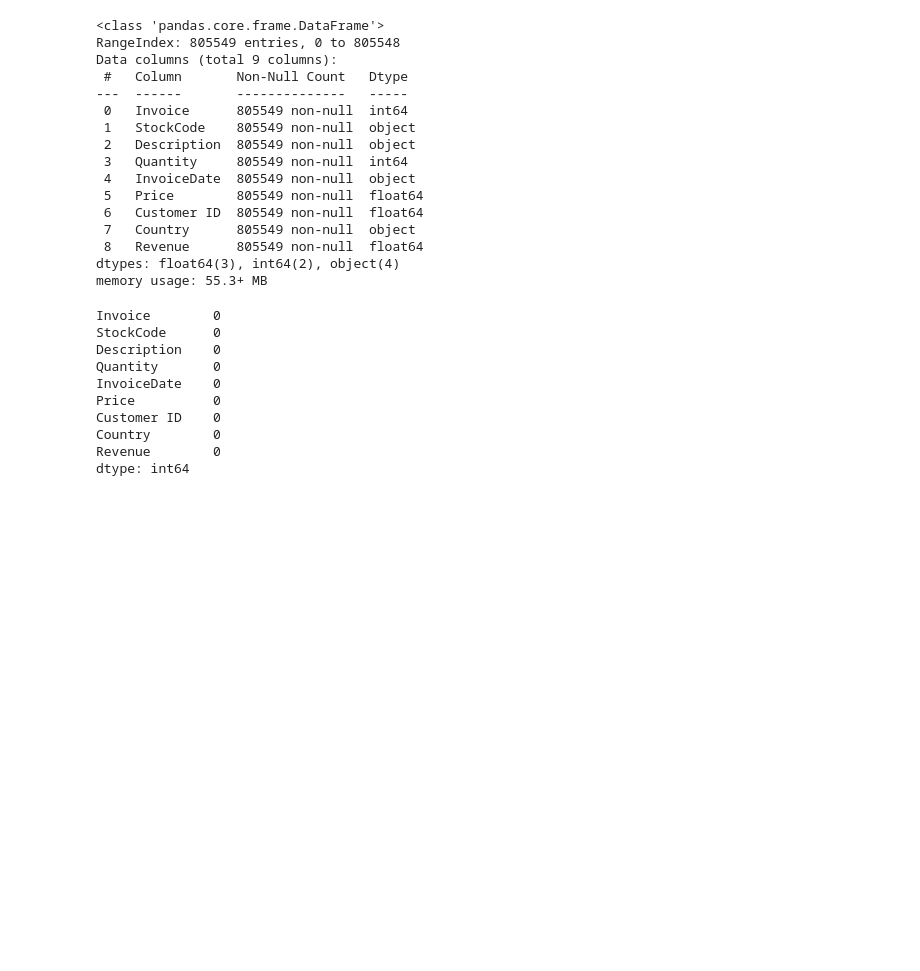
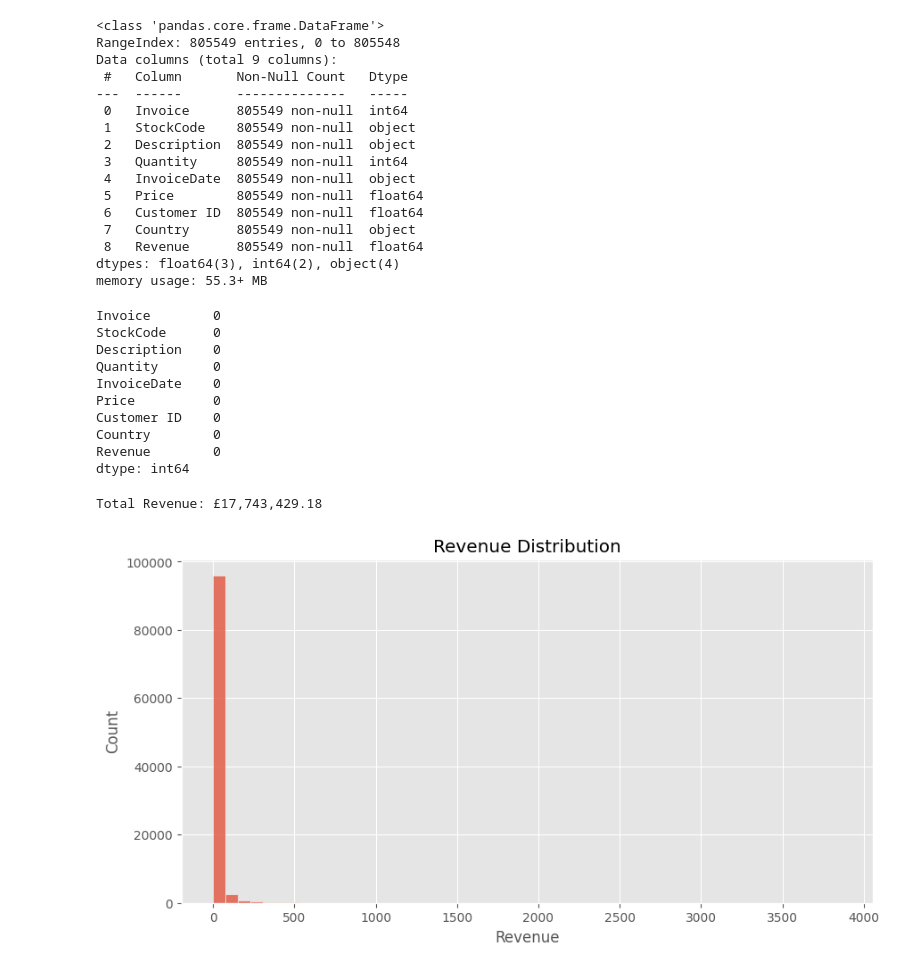
Before and after one commit to shrishraddha214/NeuralRetail-Analytics-Platform, a Jupyter notebook: notebooks/00_EDA.ipynb, the cells around one changed output. Drawn from its saved outputs; the diff is of its cells as text; code cells hidden in the pictures; blank space fills up the shorter version.

```diff
--- a/notebooks/00_EDA.ipynb
+++ b/notebooks/00_EDA.ipynb
@@ -56,3 +56,29 @@ Revenue        0
 dtype: int64
 # %%
 df["InvoiceDate"] = pd.to_datetime(df["InvoiceDate"])
+# %%
+total_revenue = df["Revenue"].sum()
+
+print(
+    f"Total Revenue: £{total_revenue:,.2f}"
+)
+# %% [output]
+Total Revenue: £17,743,429.18
+# %%
+sample_df = df.sample(
+    n=min(100000, len(df)),
+    random_state=42
+)
+
+plt.figure(figsize=(10,5))
+
+sns.histplot(
+    sample_df["Revenue"],
+    bins=50
+)
+
+plt.title("Revenue Distribution")
+
+plt.show()
+# %% [output]
+[figure, added]
```
Also changed, not shown: parts of 28 cells of this notebook, 2 other files.
